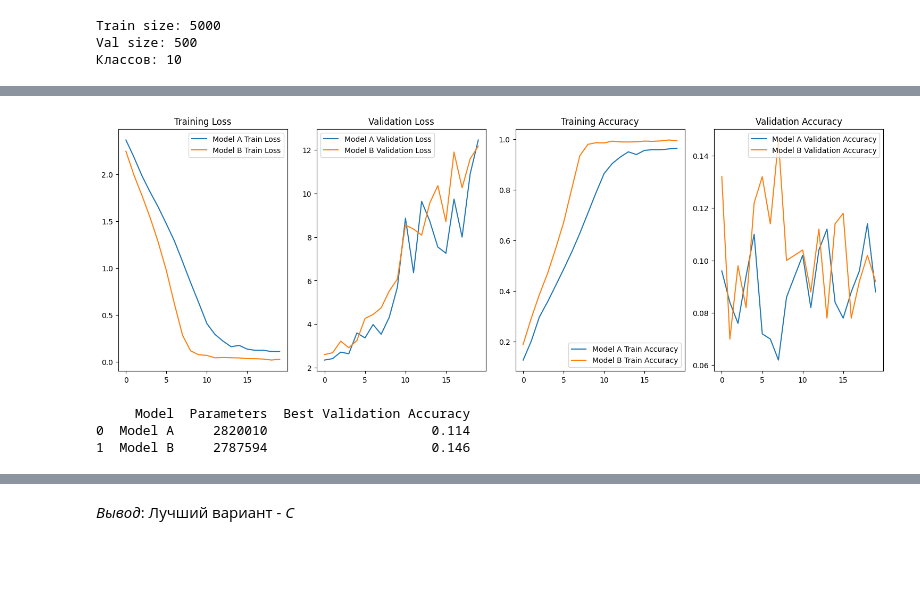
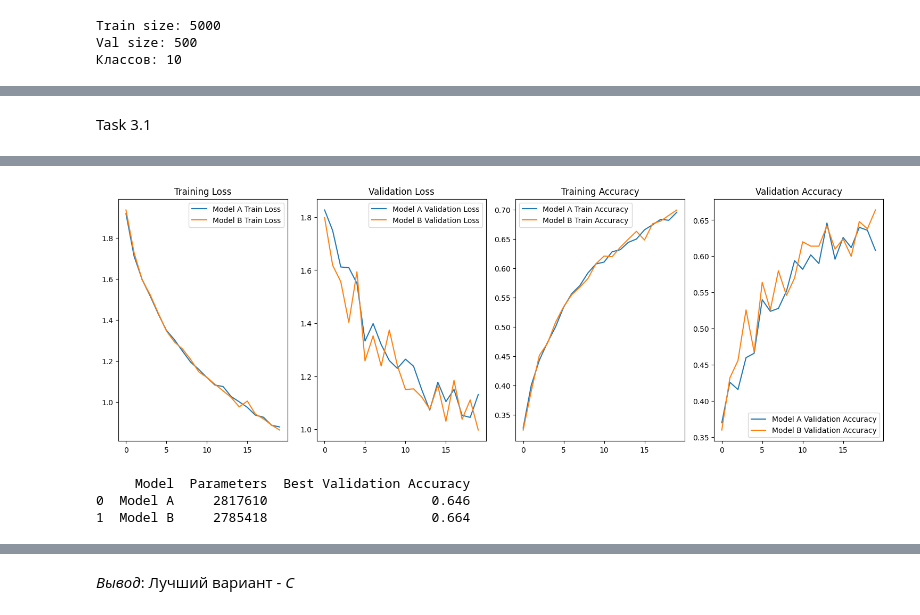
Before and after one commit to smthCreate/AI_Architecture, a Jupyter notebook: hw2.ipynb, the cells around one changed output, grey strips where cells are left out. Drawn from its saved outputs; the diff is of its cells as text; code cells hidden in the pictures; blank space fills up the shorter version.

Commit message:
good accuracy

```diff
--- a/hw2.ipynb
+++ b/hw2.ipynb
@@ -546,13 +473,15 @@ def print_model_info(model):
 device = torch.device("cuda" if torch.cuda.is_available() else "cpu")
 
 # Модель, оптимизатор и loss функция
-model = ResNet18(num_classes=10).to(device)
-optimizer = torch.optim.Adam(model.parameters(), lr=0.001)
+model = ResNet18().to(device)
+optimizer = torch.optim.Adam(model.parameters(), lr=0.001,weight_decay=3e-4)
 criterion = torch.nn.CrossEntropyLoss()
 
 # Обучение и валидация
-train_and_evaluate(model, train_loader, val_loader, optimizer, criterion, num_epochs=20, device=device)
-
+base_resnet18 = train_and_evaluate(model, optimizer, criterion, train_loader, val_loader, num_epoch=35)
+params_resnet18 = print_model_info(model)
+resnet18_accuracy = max(base_resnet18['val']['accuracy'])
+resnet18_loss = min(base_resnet18['val']['loss'])
 # Вывод информации о модели
-print_model_info(model)
+print(resnet18_accuracy, resnet18_loss)
 # %% [output]
@@ -594,3 +489,5 @@ ResNet18(
+# %% [markdown]
+Task 3.1
 # %%
 # Вариант A: 32 -> 64 -> 128 -> 256
 class ResNet18_A(nn.Module):
@@ -618,7 +515,7 @@ class ResNet18_A(nn.Module):
                 nn.BatchNorm2d(out_channels)
             )
 
-        layers = [BasicBlock(self.in_channels, out_channels, stride, downsample)]
+        layers = [BasicBlock(self.in_channels, out_channels, stride)]
         self.in_channels = out_channels
         for _ in range(1, num_blocks):
             layers.append(BasicBlock(self.in_channels, out_channels))
@@ -667,7 +564,7 @@ class ResNet18_B(nn.Module):
                 nn.BatchNorm2d(out_channels)
             )
 
-        layers = [BasicBlock(self.in_channels, out_channels, stride, downsample)]
+        layers = [BasicBlock(self.in_channels, out_channels, stride)]
         self.in_channels = out_channels
         for _ in range(1, num_blocks):
             layers.append(BasicBlock(self.in_channels, out_channels))
@@ -776,9 +673,11 @@ def train_and_evaluate(model, train_loader, val_loader, optimizer, criterion, nu
         if train_acc > best_train_acc:
             best_train_acc = train_acc
 
-        # Запись результатов для текущей модели
-        record_results(f"Task 3.1", model_name, "layer structure: 32 -> 64 -> 128 -> 256", best_val_acc, train_acc)
-
+    # Запись результатов для текущей модели
+    if model_name == "Model A":
+        record_results(f"Task 3.1 - {model_name}", "layer structure: 32 -> 64 -> 128 -> 256", sum(p.numel() for p in model.parameters())/1e6, best_val_acc, best_train_acc)
+    else:
+        record_results(f"Task 3.1 - {model_name}", "layer structure: 64 -> 128 -> 256", sum(p.numel() for p in model.parameters())/1e6, best_val_acc, best_train_acc)
     print("Training complete.")
 
     # Если нужно, строим графики
@@ -904,7 +803,7 @@ Model B - Best Validation Accuracy: 0.146
-[figure, old version]
+[figure, new version]
      Model  Parameters  Best Validation Accuracy
-0  Model A     2820010                     0.114
-1  Model B     2787594                     0.146
+0  Model A     2817610                     0.646
+1  Model B     2785418                     0.664
 # %%
 # Кастомная ResNet с настраиваемым количеством блоков
 # 1. Модифицируем BasicBlock для работы с разным количеством блоков
```
Also changed, not shown: parts of 17 cells of this notebook.
